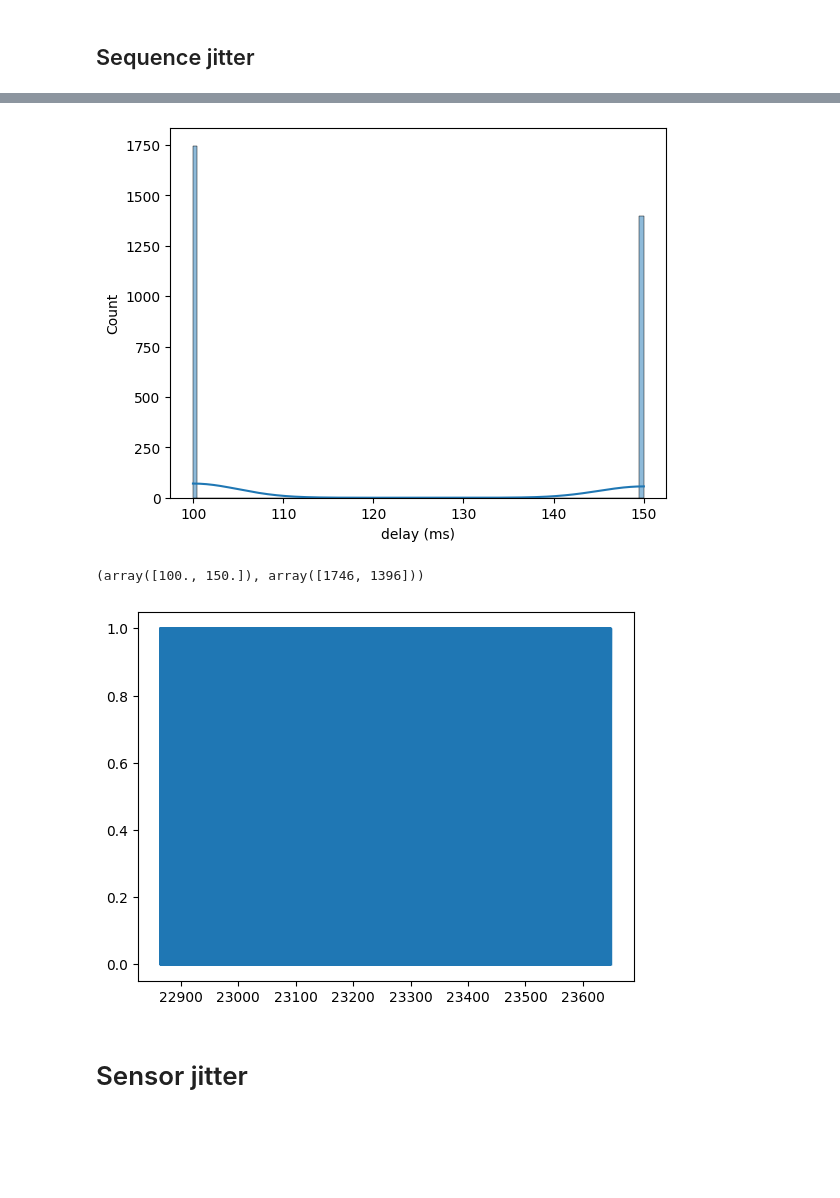
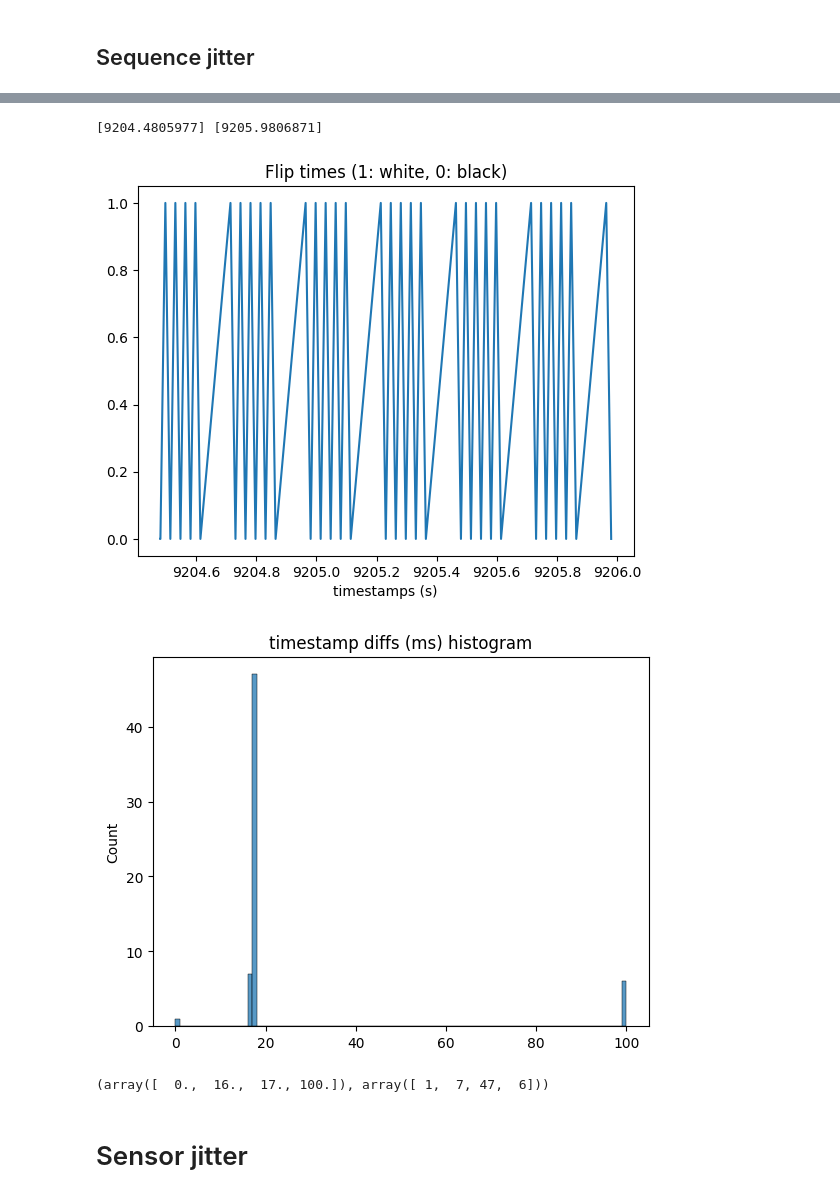
Before and after one commit to amar-enkhbat/codebook_generator, a Jupyter notebook: vsync_sensor_test/vsync_sensor.ipynb, the cells around one changed output, grey strips where cells are left out. Cells and saved outputs as stored; diff of their text form; code cells hidden in the pictures; blank space fills up the shorter version.

```diff
--- a/vsync_sensor_test/vsync_sensor.ipynb
+++ b/vsync_sensor_test/vsync_sensor.ipynb
@@ -30,6 +28,9 @@ for stream in streams:
 # %%
-# Get sequence stream by name
-sequence_stream = [s for s in streams if s['info']['name'][0] == 'SequenceStream'][0]
-screen_sequence_stream = [s for s in streams if s['info']['name'][0] == 'ScreenSequenceStream'][0]
+# # Get sequence stream by name
+# sequence_stream = [s for s in streams if s['info']['name'][0] == 'SequenceStream'][0]
+# screen_sequence_stream = [s for s in streams if s['info']['name'][0] == 'ScreenSequenceStream'][0]
+# sensor_stream = [s for s in streams if s['info']['name'][0] == 'ScreenSensorStream'][0]
+# phase_stream = [s for s in streams if s['info']['name'][0] == 'PhaseMarkers'][0]
+
+sequence_stream = [s for s in streams if s['info']['name'][0] == 'ScreenMarkers'][0]
 sensor_stream = [s for s in streams if s['info']['name'][0] == 'ScreenSensorStream'][0]
-phase_stream = [s for s in streams if s['info']['name'][0] == 'PhaseMarkers'][0]
@@ -61,10 +38,0 @@ timestamps_diff_ms = timestamps_diff * 1000
-# %%
-sns.histplot(x=timestamps_diff_ms, bins=100, kde=True)
-plt.xlabel('delay (ms)')
-plt.show()
-# %% [output]
-[figure, removed]
-# %%
-np.unique(timestamps_diff_ms.round(), return_counts=True)
-# %% [output]
-(array([100., 150.]), array([1746, 1396]))
@@ -76,10 +39,35 @@ np.unique(timestamps_diff_ms.round(), return_counts=True)
-# %%
-timestamps = sequence_stream['time_stamps']
-timeseries = sequence_stream['time_series']
-timeseries = timeseries[:, 0]
-plt.plot(timestamps, timeseries)
-plt.show()
-# %% [output]
-[figure, removed]
+# %%
+%matplotlib inline
+timestamps = sequence_stream['time_stamps']
+timeseries = sequence_stream['time_series']
+timeseries = np.array(timeseries).ravel()
+
+start_time = timestamps[timeseries == 'Start']
+stop_time = timestamps[timeseries == 'Stop']
+print(start_time, stop_time)
+timeseries = timeseries[(timestamps >= start_time) & (timestamps <= stop_time)]
+timestamps = timestamps[(timestamps >= start_time) & (timestamps <= stop_time)]
+timeseries = timeseries == 'True'
+timeseries = timeseries.astype(int)
+
+plt.title('Flip times (1: white, 0: black)')
+plt.plot(timestamps, timeseries)
+plt.xlabel('timestamps (s)')
+plt.show()
+
+timestamps_diff = np.diff(timestamps)
+timestamps_diff_ms = timestamps_diff * 1000
+timestamps_diff_ms_round = timestamps_diff_ms.round()
+timestamps_diff_ms_round = timestamps_diff_ms_round[timestamps_diff_ms_round < 400]
+plt.title('timestamp diffs (ms) histogram')
+sns.histplot(x=timestamps_diff_ms_round, bins=100)
+plt.show()
+
+print(np.unique(timestamps_diff_ms_round, return_counts=True))
+# %% [output]
+[9204.4805977] [9205.9806871]
+[figure, added]
+[figure, added]
+(array([  0.,  16.,  17., 100.]), array([ 1,  7, 47,  6]))
 # %% [markdown]
 # Sensor jitter
```
Also changed, not shown: parts of 32 cells of this notebook, 1 other file.
